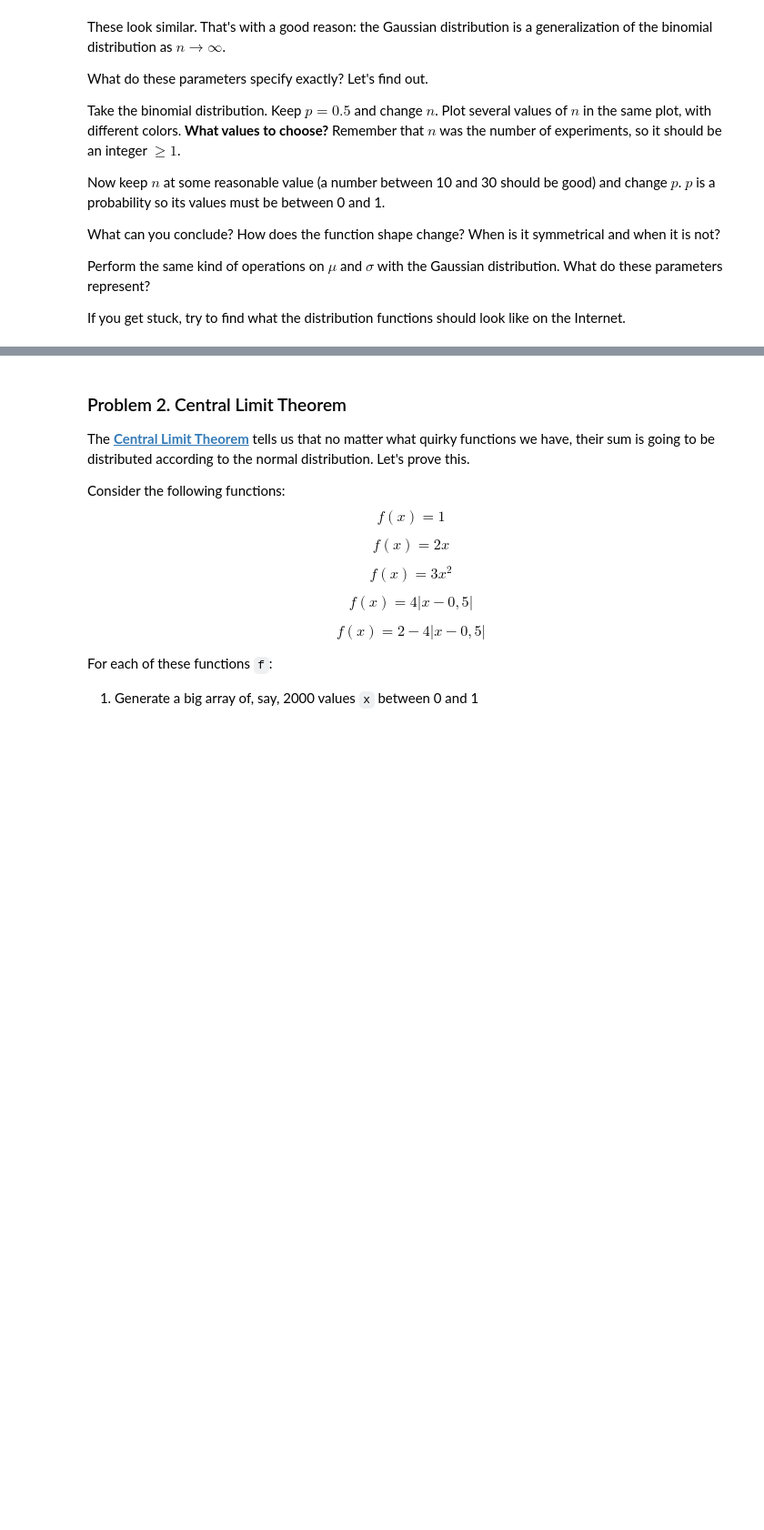
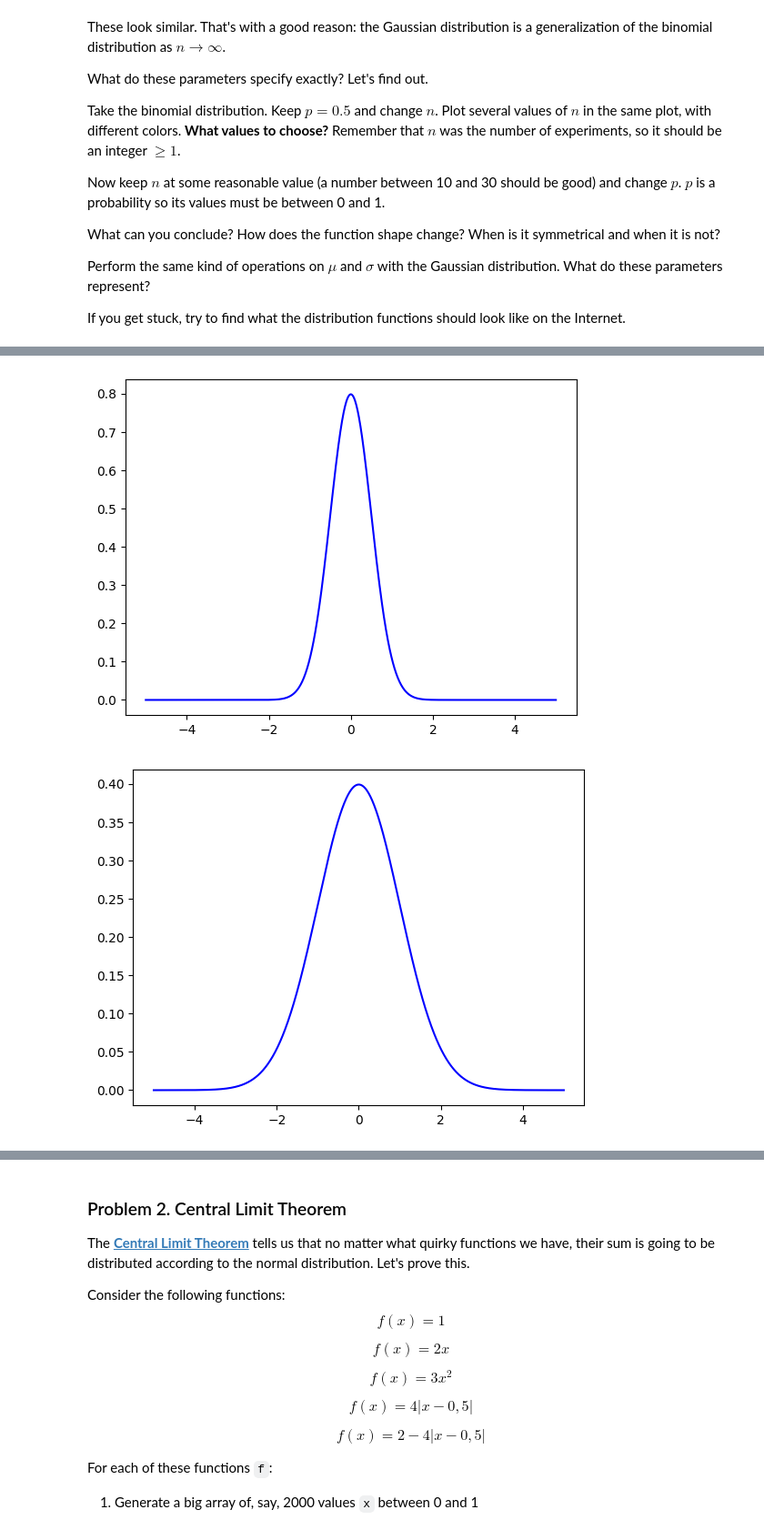
Before and after one commit to plamensve/Math-Concepts, a Jupyter notebook: 05-Probability and Combinatorics/EXERCISE/Probability and Combinatorics Exercise.ipynb, the cells around one changed output, grey strips where cells are left out. Shown at 91% size. Cells and saved outputs as stored; diff of their text form; code cells hidden in the pictures; blank space fills up the shorter version.

```diff
--- a/05-Probability and Combinatorics/EXERCISE/Probability and Combinatorics Exercise.ipynb
+++ b/05-Probability and Combinatorics/EXERCISE/Probability and Combinatorics Exercise.ipynb
@@ -84,0 +113,6 @@ for n in [5, 10, 15,  20, 25, 30, 35, 40, 50, 60]:
+# %%
+for sigma in [0.5, 1, 2, 2.5]:
+    plot_gaussian_distribution(0, sigma, x_gaussian)
+# %% [output]
+[figure, added]
+[figure, added]
```
Also changed, not shown: parts of 6 cells of this notebook.
